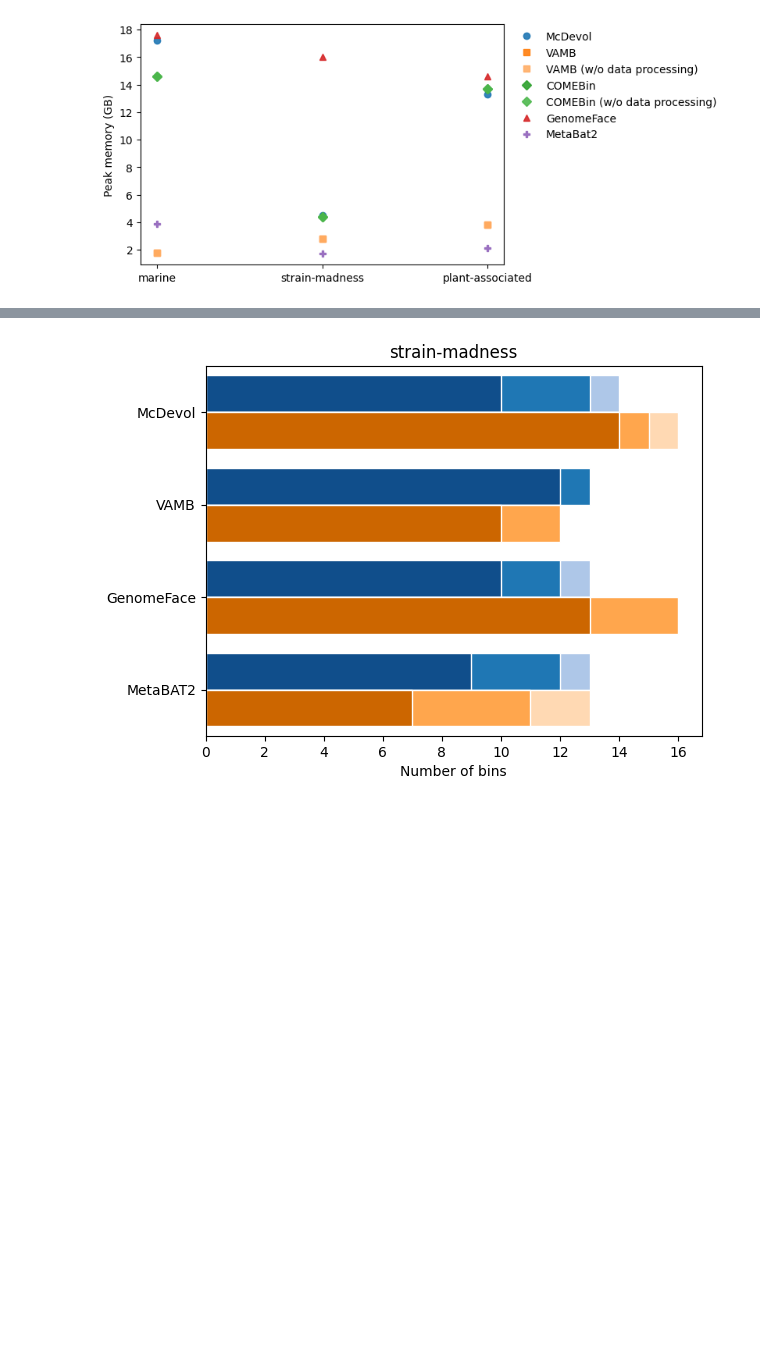
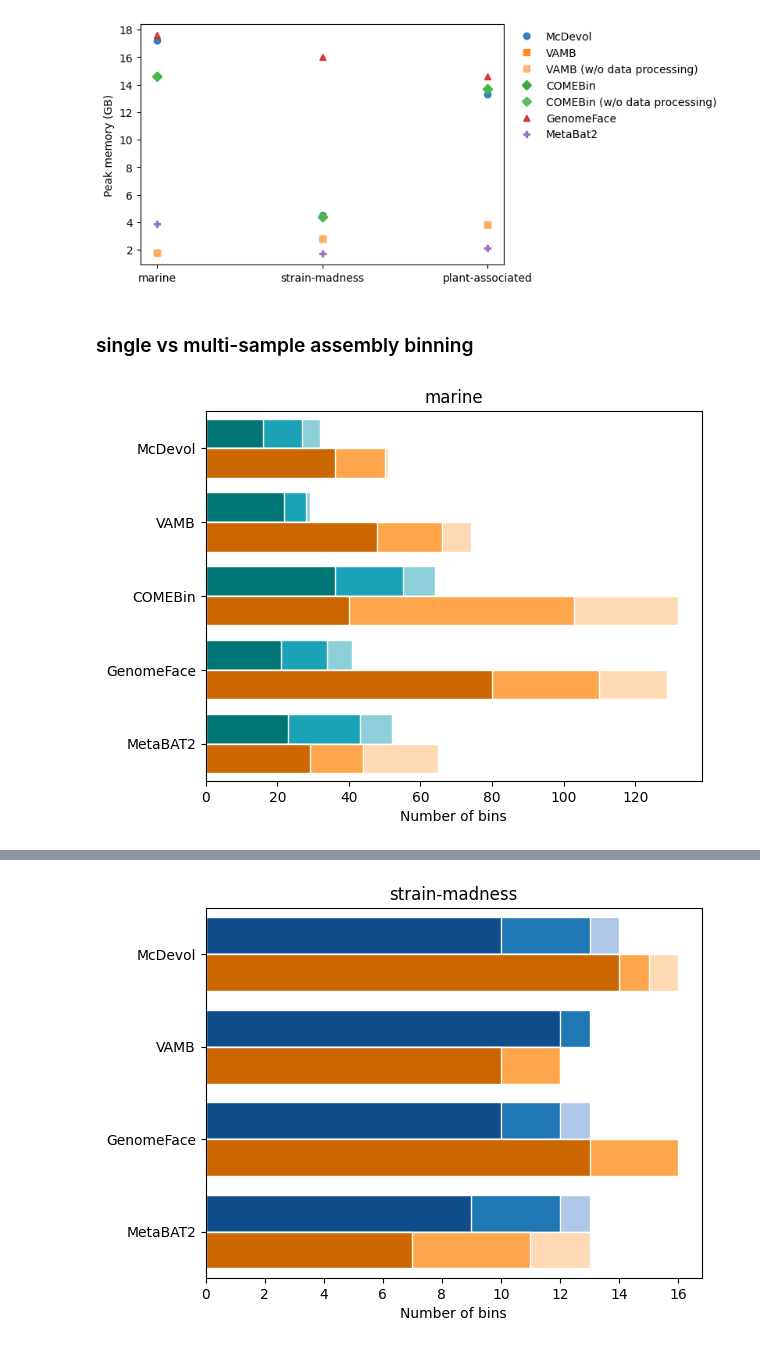
Before and after one commit to soedinglab/binning_benchmarking, a Jupyter notebook: plots.ipynb, the cells around one changed output, grey strips where cells are left out. Drawn from its saved outputs; the diff is of its cells as text; code cells hidden in the pictures; blank space fills up the shorter version.

```diff
--- a/plots.ipynb
+++ b/plots.ipynb
@@ -591,3 +414,62 @@ ax.legend(loc=(1.02,0.5),frameon=False)
 plt.savefig('plots/memory_requirement_mapooled.png', dpi=600, format='png', bbox_inches='tight')
 # %% [output]
 [figure]
+# %% [markdown]
+### single vs multi-sample assembly binning
+# %%
+# marine
+nonredundant_mags = pd.read_csv('/home/yazhini/work/binning_benchmarking/results/single_vs_multisample_binning', header=0, sep='\t')
+mags_counts_ma = nonredundant_mags.loc[nonredundant_mags['Dataset'].str.contains('marine single|marine multisample nr')]
+mags_counts_ma.set_index(['Tools', 'Dataset'], inplace=True)
+tools_order = mags_counts_ma.index.get_level_values(0).unique()
+mags_counts_maplot = mags_counts_ma.reindex(tools_order[::-1], level=0)
+mags_counts_maplot = mags_counts_maplot.unstack(level=-1)
+
+tools = ['McDevol', 'VAMB', 'COMEBin', 'GenomeFace', 'MetaBat2']
+
+fig, ax = plt.subplots()
+
+bar_width = 0.4
+bar_gap = 0.05
+
+colors = ['#007575', '#1AA3B6', '#8CCFD8']
+colors_ms = ['#cc6600', '#ffa64d', '#ffd9b3']
+
+
+y_pos = range(len(mags_counts_maplot))
+y_pos_shifted = [pos + bar_width + bar_gap for pos in y_pos]
+
+(mags_counts_maplot['Near-complete (90%-5%)']['marine single'] +
+ mags_counts_maplot['Higher']['marine single'] +
+ mags_counts_maplot['Medium']['marine single']).plot(
+    kind='barh', color=colors[2], width=bar_width, ax=ax, position=0, edgecolor='white')
+
+(mags_counts_maplot['Near-complete (90%-5%)']['marine single'] +
+mags_counts_maplot['Higher']['marine single']).plot(
+    kind='barh', color=colors[1], width=bar_width, ax=ax, position=0, edgecolor='white')
+
+(mags_counts_maplot['Near-complete (90%-5%)']['marine single']).plot(
+    kind='barh', color=colors[0], width=bar_width, ax=ax, position=0, edgecolor='white')
+
+(mags_counts_maplot['Near-complete (90%-5%)']['marine multisample nr'] +
+ mags_counts_maplot['Higher']['marine multisample nr'] +
+ mags_counts_maplot['Medium']['marine multisample nr']).plot(
+    kind='barh', color=colors_ms[2], width=bar_width, ax=ax, position=1, edgecolor='white')
+
+(mags_counts_maplot['Near-complete (90%-5%)']['marine multisample nr'] +
+ mags_counts_maplot['Higher']['marine multisample nr']).plot(
+    kind='barh', color=colors_ms[1], width=bar_width, ax=ax, position=1, edgecolor='white')
+
+(mags_counts_maplot['Near-complete (90%-5%)']['marine multisample nr']).plot(
+    kind='barh', color=colors_ms[0], width=bar_width, ax=ax, position=1, edgecolor='white')
+
+# Customize plot appearance
+# plt.legend(['Near complete (>90%,<5%)', 'Higher quality (>70%,<10%)', 'Medium quality (>50%,<10%)'], loc=(1.04, 0.8))
+plt.title('marine')
+plt.xlabel('Number of bins')
+plt.ylabel('')
+plt.ylim(-0.5, 4.5)
+
+plt.savefig('plots/single_vs_multi_marine_amber.png', dpi=600, format='png', bbox_inches='tight')
+# %% [output]
+[figure, added]
```
Also changed, not shown: parts of 21 cells of this notebook, 3 other files.
